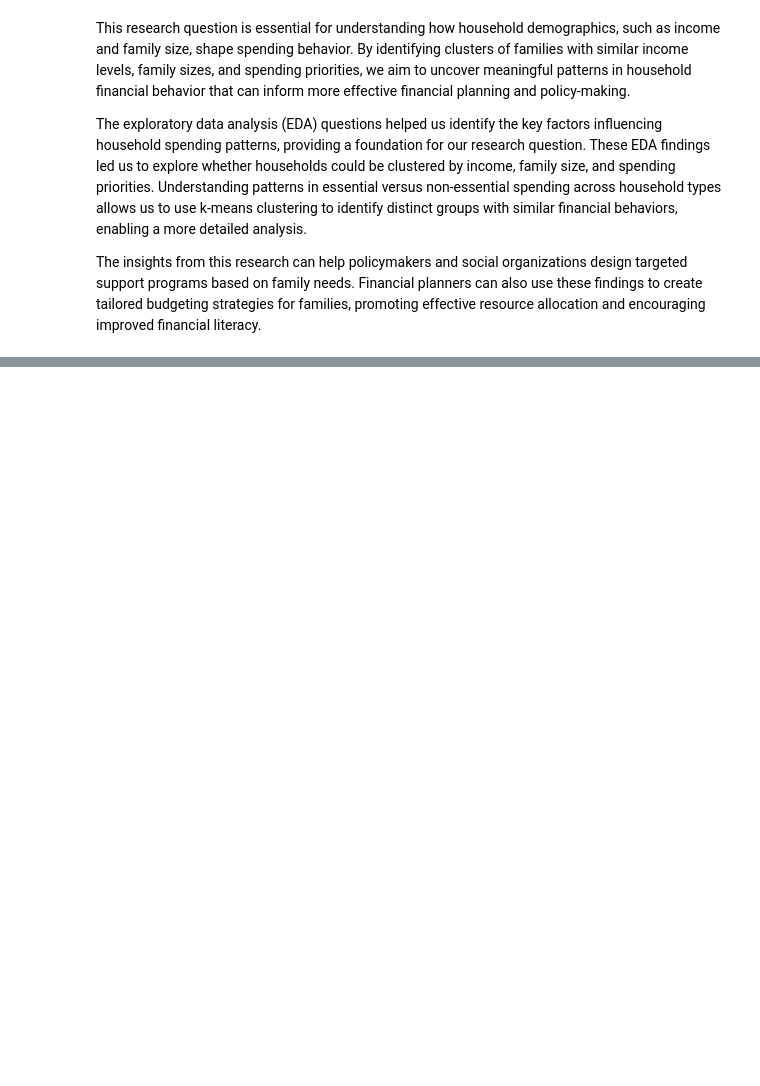
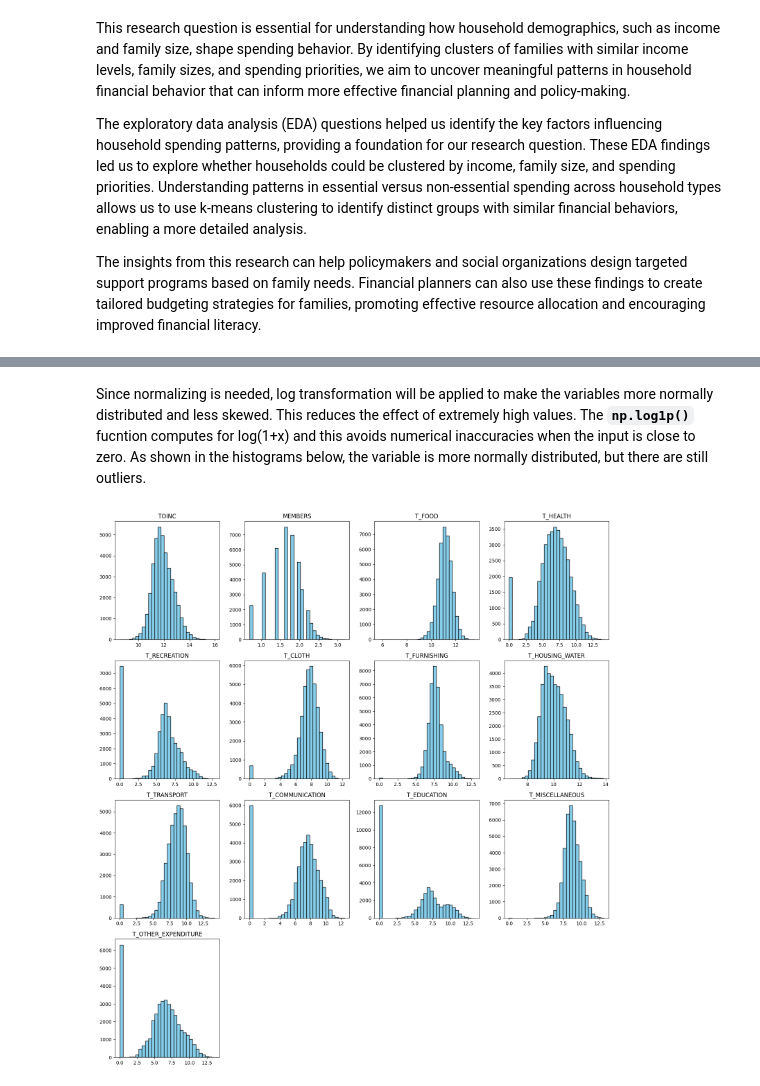
Before and after one commit to MichaelGelo/CSMODEL_Project, a Jupyter notebook: Group3_Phase1.ipynb, the cells around one changed output, grey strips where cells are left out. Drawn from its saved outputs; the diff is of its cells as text; code cells hidden in the pictures; blank space fills up the shorter version.

```diff
--- a/Group3_Phase1.ipynb
+++ b/Group3_Phase1.ipynb
@@ -936,0 +979,19 @@ The insights from this research can help policymakers and social organizations d
+# %% [markdown]
+Since normalizing is needed, log transformation will be applied to make the variables more normally distributed and less skewed. This reduces the effect of extremely high values. The **`np.log1p()`** fucntion computes for log(1+x) and this avoids numerical inaccuracies when the input is close to zero. As shown in the histograms below, the variable is more normally distributed, but there are still outliers.
+# %%
+varsI_df = FIES_df[varsI].copy()
+varsIC_df = varsI_df
+
+for col in varsI:
+    varsIC_df[col] = np.log1p(varsI_df[col])
+
+plt.figure(figsize=(15, 20))
+for i, column in enumerate(varsI, 1):
+    plt.subplot(5, 4, i)
+    plt.hist(varsIC_df[column], bins=30, color='skyblue', edgecolor='black')
+    plt.title(column)
+
+plt.tight_layout()
+plt.show()
+# %% [output]
+[figure, added]
```
Also changed, not shown: parts of 18 cells of this notebook.
